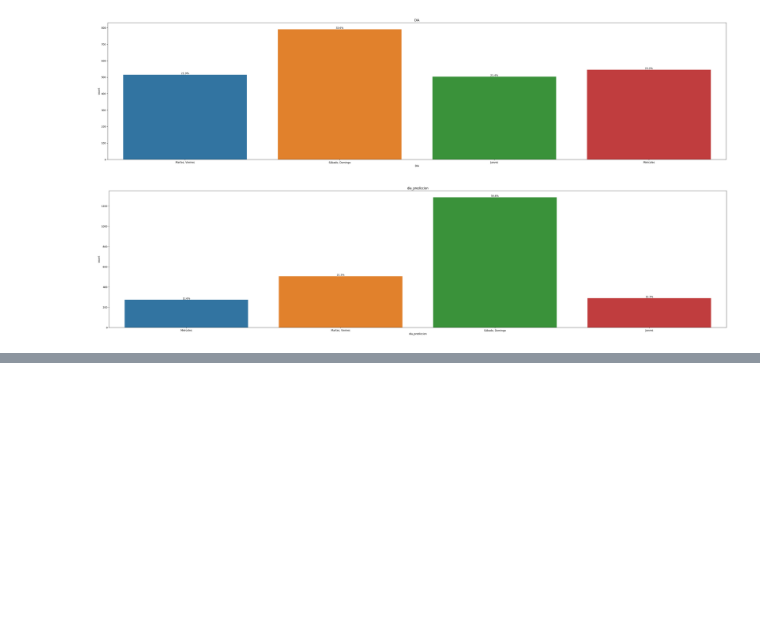
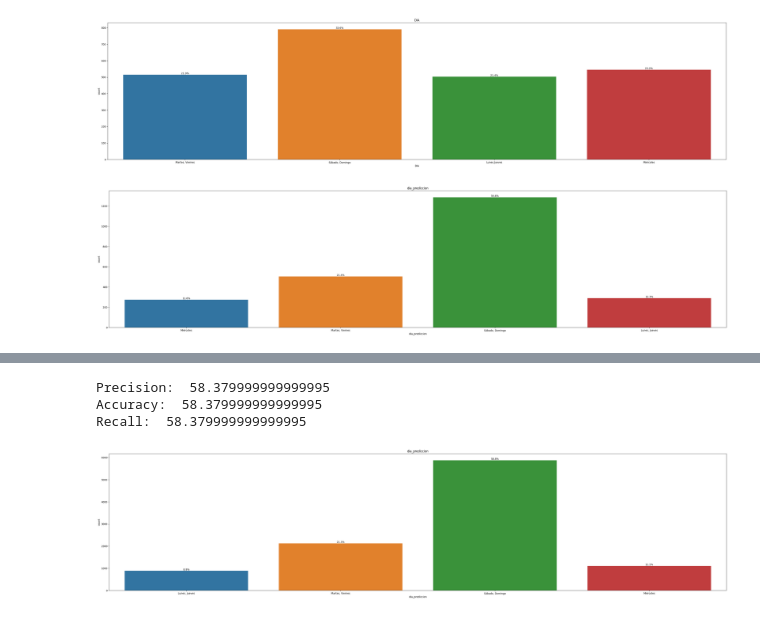
Before and after one commit to cftr28/MINERIA-DE-DATOS-ASESINATOS-ZONA-8-DEL-ECUADOR, a Jupyter notebook: MODELADO/OPTIMIZACIÓN BAYESIANA/ÁRBOL DE DECISIÓN/DIA/DIA_DT_OPTUNA.ipynb, the cells around one changed output, grey strips where cells are left out. Drawn from its saved outputs; the diff is of its cells as text; code cells hidden in the pictures; blank space fills up the shorter version.

```diff
--- a/MODELADO/OPTIMIZACIÓN BAYESIANA/ÁRBOL DE DECISIÓN/DIA/DIA_DT_OPTUNA.ipynb
+++ b/MODELADO/OPTIMIZACIÓN BAYESIANA/ÁRBOL DE DECISIÓN/DIA/DIA_DT_OPTUNA.ipynb
@@ -544,0 +631,11 @@ ax[0].savefig("barras_prediccion_dia.png")
+# %%
+# Concatenar las predicciones con los nuevos datos
+prediccion_nueva = pd.DataFrame(y_pred_nuevos, columns=['dia_prediccion'])  # Predicciones con los nuevos datos
+original_nuevo = Y_nuevos  # Etiquetas verdaderas de los nuevos datos
+original_nuevo.reset_index(drop=True, inplace=True)  # Reiniciar el índice del dataframe
+
+# Concatenar las predicciones y los valores reales
+df_combined_nuevo = pd.concat([prediccion_nueva, original_nuevo], axis=1)
+
+# Mostrar las primeras 10 filas de la concatenación
+df_combined_nuevo.head(10)
@@ -544,0 +702,35 @@ ax[0].savefig("barras_prediccion_dia.png")
+# %%
+from sklearn.metrics import accuracy_score, recall_score, precision_score
+
+print('Precision: ', precision_score( Y_nuevos, y_pred_nuevos, average='micro') * 100)
+print('Accuracy: ', accuracy_score( Y_nuevos, y_pred_nuevos) * 100)
+print('Recall: ', recall_score( Y_nuevos, y_pred_nuevos, average='micro') * 100)
+# %% [output]
+Precision:  58.379999999999995
+Accuracy:  58.379999999999995
+Recall:  58.379999999999995
+# %%
+df_combined_nuevo['dia_prediccion'] = df_combined_nuevo['dia_prediccion'].apply(lambda x:
+                                                  'Sábado, Domingo' if x == 1 else
+                                                  'Martes, Viernes' if x == 2 else
+                                                  'Miércoles' if x == 3 else
+                                                  'Lunes, Jueves')
+# %%
+
+
+ax = plt.subplots(figsize = (45,10))
+ncount=len(df_combined_nuevo)
+sns.countplot(x='dia_prediccion',hue = 'dia_prediccion', data = df_combined_nuevo, ax = ax[1]) #Muestre el conteo de observaciones en cada contenedor categórico usando barras.
+ax[1].set_title('dia_prediccion')
+
+
+for p in ax[1].patches:
+    x=p.get_bbox().get_points()[:,0]
+    y=p.get_bbox().get_points()[1,1]
+    ax[1].annotate('{:.1f}%'.format(100.*y/ncount), (x.mean(), y),
+            ha='center', va='bottom') # set the alignment of the text
+
+#Guardamos la figura de barras de predicción
+ax[0].savefig("barras_prediccion_dia.png")
+# %% [output]
+[figure, added]
```
Also changed, not shown: parts of 15 cells of this notebook, 10 other files.
